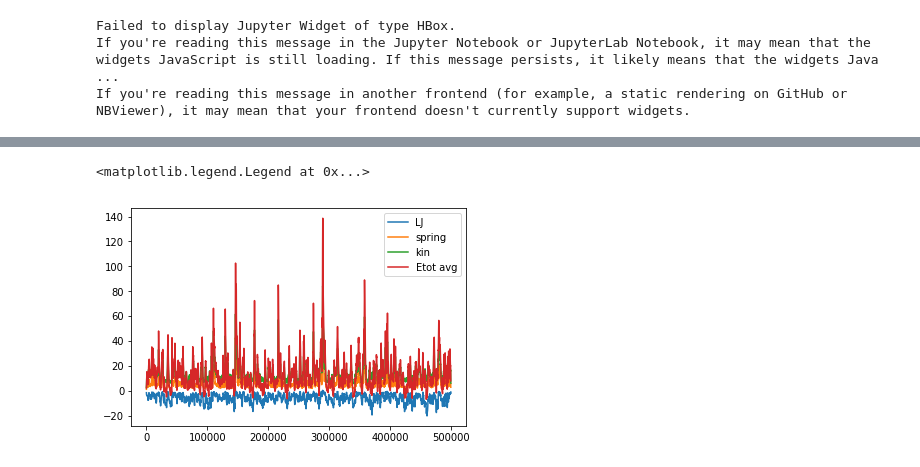
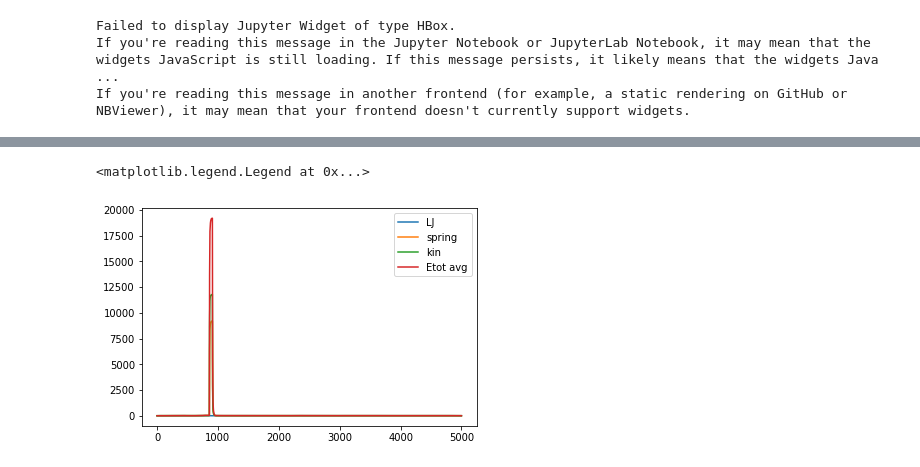
Before and after one commit to lab-cosmo/marvel-college, a Jupyter notebook: MD/Dynamique_Moleculaire.ipynb, the cells around one changed output, grey strips where cells are left out. Saved outputs shown, nothing was run; the diff lists cells and outputs as text; code cells hidden in the pictures.

```diff
--- a/MD/Dynamique_Moleculaire.ipynb
+++ b/MD/Dynamique_Moleculaire.ipynb
@@ -444,0 +456,2 @@ initial_pos = make_chain(100,r_m)
+# %%
+vel_init = np.random.normal(loc=0.0, scale=np.sqrt(0.001),size=initial_pos.shape)
@@ -445,8 +462,8 @@ initial_pos = make_chain(100,r_m)
 # %%
-T = .1
-pos,vel,en = MD_NVT_simulator(initial_pos,mass=mass,r_m=r_m,epsilon=epsilon,
+T = 1.
+pos,vel,en = MD_NVT_simulator(initial_pos,vel_init,mass=mass,r_m=r_m,epsilon=epsilon,
                            k_spring=k_spring,temperature=T,
-                           Nstep=50000,dt=dt,thermostat_Nstep=500)
+                           Nstep=50000,dt=dt,thermostat_Nstep=10)
 # %% [output]
 Failed to display Jupyter Widget of type HBox.
 If you're reading this message in the Jupyter Notebook or JupyterLab Notebook, it may mean that the widgets JavaScript is still loading. If this message persists, it likely means that the widgets Java ...
@@ -465,2 +507,4 @@ view_traj(pos,500)
 # %% [output]
 [interactive output not drawn]
+# %%
+aa,bb = pos[-1],vel[-1]
@@ -467,7 +513,9 @@ view_traj(pos,500)
 # %%
-pos,vel,en1 = MD_NVT_simulator(pos[-1],mass=mass,r_m=r_m,epsilon=epsilon,
+T = 0.5
+#pos,vel,en1 = MD_NVT_simulator(pos[-1],vel[-1],mass=mass,r_m=r_m,epsilon=epsilon,
+pos,vel,en1 = MD_NVT_simulator(aa,bb,mass=mass,r_m=r_m,epsilon=epsilon,
                            k_spring=k_spring,temperature=T,
-                           Nstep=100000,dt=dt,thermostat_Nstep=500)
+                           Nstep=50000,dt=dt,thermostat_Nstep=10)
 # %% [output]
 Failed to display Jupyter Widget of type HBox.
 If you're reading this message in the Jupyter Notebook or JupyterLab Notebook, it may mean that the widgets JavaScript is still loading. If this message persists, it likely means that the widgets Java ...
@@ -475,10 +530,11 @@ If you're reading this message in another frontend (for example, a static render
 # %%
-plt.plot(movingaverage(en1[0], 500),label='LJ')
-plt.plot(movingaverage(en1[1], 500),label='spring')
-plt.plot(movingaverage(en1[2], 500),label='kin')
-plt.plot(movingaverage(en1[2]+en1[1]+en1[0], 500),label='Etot avg',)
+navg = 50
+plt.plot(movingaverage(en1[0], navg),label='LJ')
+plt.plot(movingaverage(en1[1], navg),label='spring')
+plt.plot(movingaverage(en1[2], navg),label='kin')
+plt.plot(movingaverage(en1[2]+en1[1]+en1[3]+en1[0], navg),label='Etot avg',)
 plt.legend()
 # %% [output]
 <matplotlib.legend.Legend at 0x...>
-[figure, old version]
+[figure, new version]
 # %%
```
Also changed, not shown: parts of 23 cells of this notebook.
